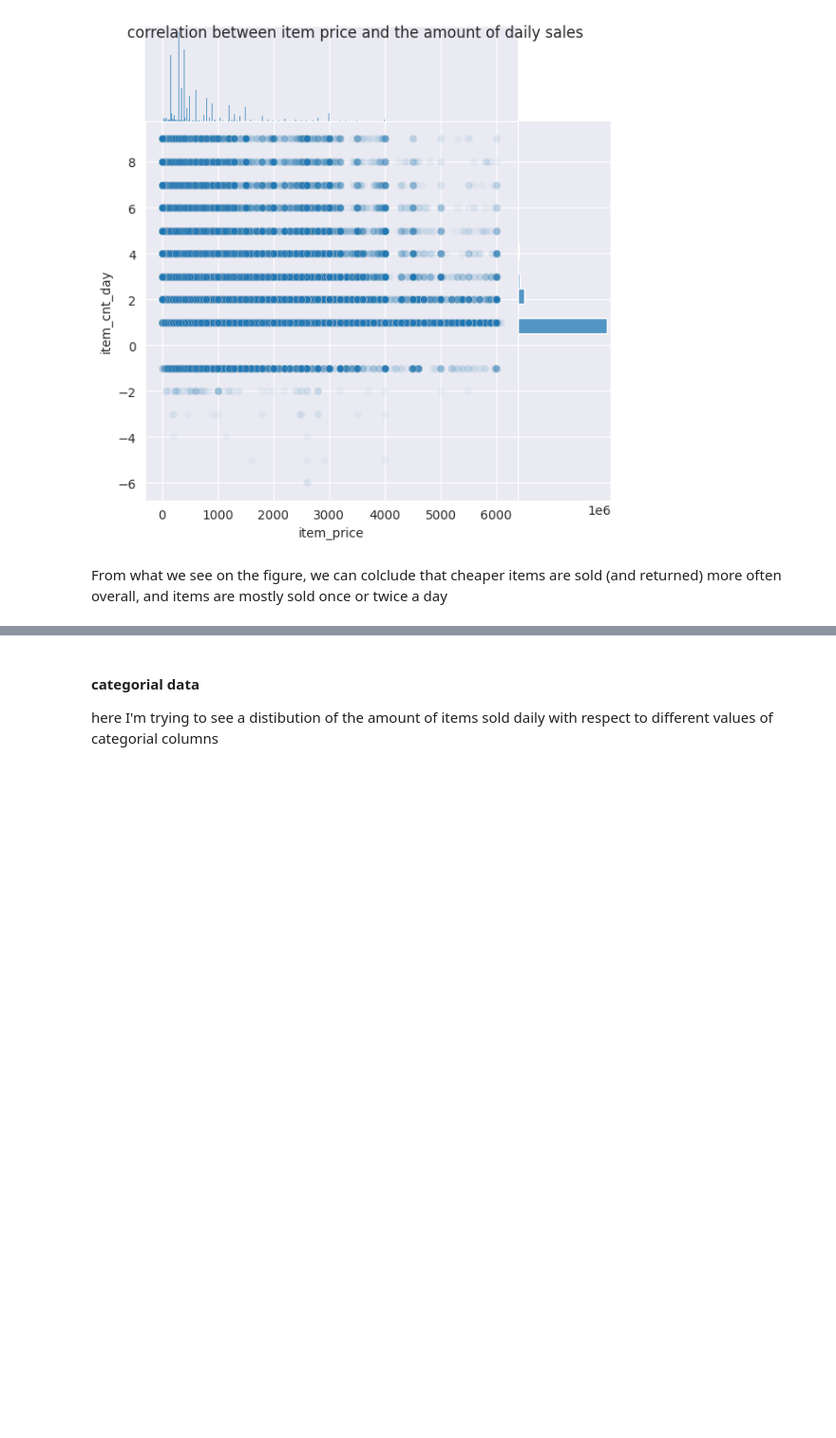
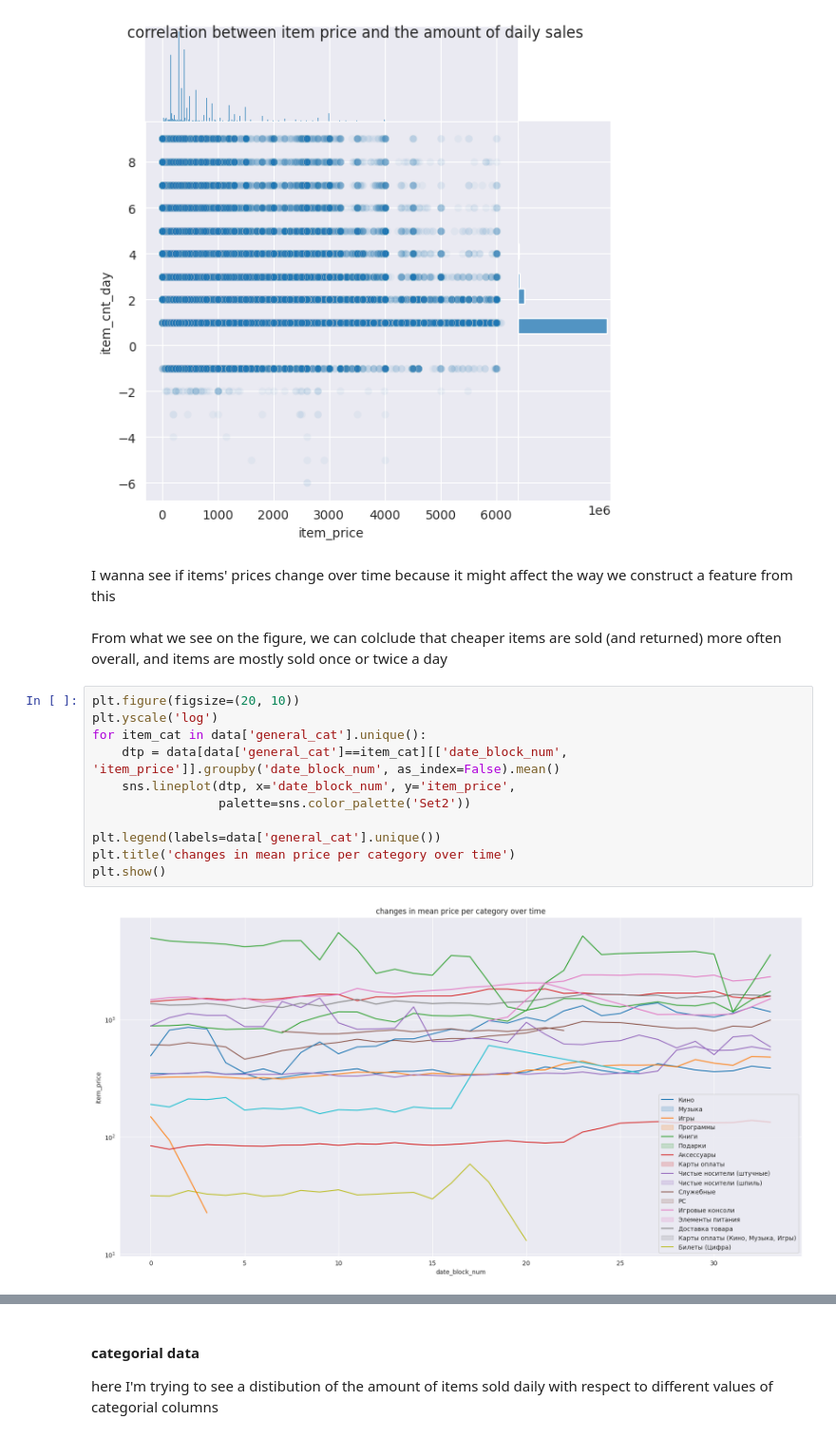
Before and after one commit to lopharb/ds_practice, a Jupyter notebook: notebooks/eda.ipynb, the cells around one changed output, grey strips where cells are left out. Shown at 95% size. Drawn from its saved outputs; the diff is of its cells as text; blank space fills up the shorter version.

```diff
--- a/notebooks/eda.ipynb
+++ b/notebooks/eda.ipynb
@@ -61,5 +66,20 @@ plt.show()
 # the graph is really bad, but I couldn't find a better way to visualise this
 # %% [output]
 [figure]
+# %% [markdown]
+I wanna see if items' prices change over time because it might affect the way we construct a feature from this
 # %% [markdown]
 From what we see on the figure, we can colclude that cheaper items are sold (and returned) more often overall, and items are mostly sold once or twice a day
+# %%
+plt.figure(figsize=(20, 10))
+plt.yscale('log')
+for item_cat in data['general_cat'].unique():
+    dtp = data[data['general_cat']==item_cat][['date_block_num', 'item_price']].groupby('date_block_num', as_index=False).mean()
+    sns.lineplot(dtp, x='date_block_num', y='item_price',
+                 palette=sns.color_palette('Set2'))
+
+plt.legend(labels=data['general_cat'].unique())
+plt.title('changes in mean price per category over time')
+plt.show()
+# %% [output]
+[figure, added]
```
Also changed, not shown: parts of 27 cells of this notebook.
